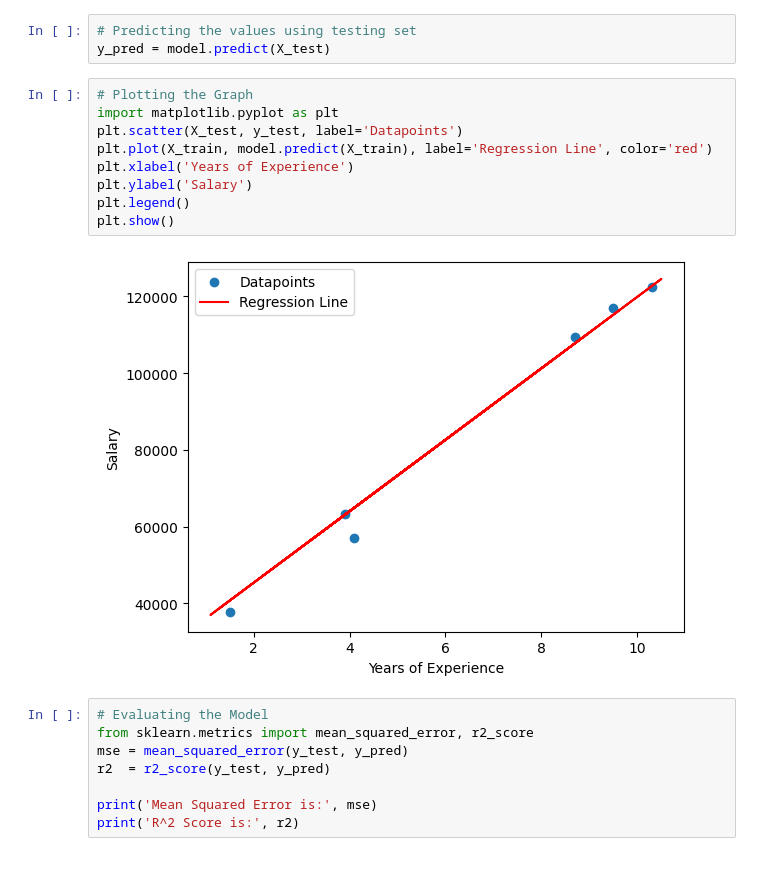
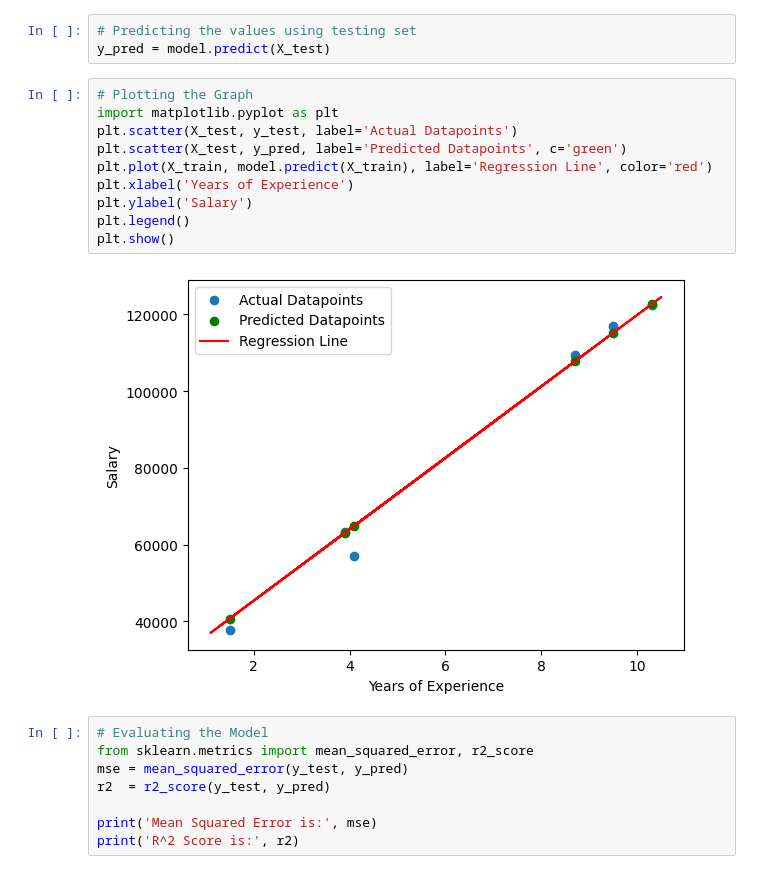
Before and after one commit to Kingstan070/ML-AI-LAB, a Jupyter notebook: Regression Code/Linear_Regression.ipynb, the cells around one changed output. Drawn from its saved outputs; the diff is of its cells as text.

Commit message:
Edited linear regression to show the predicted values and actual values

```diff
--- a/Regression Code/Linear_Regression.ipynb
+++ b/Regression Code/Linear_Regression.ipynb
@@ -51,14 +51,15 @@ y_pred = model.predict(X_test)
 # %%
 # Plotting the Graph
 import matplotlib.pyplot as plt
-plt.scatter(X_test, y_test, label='Datapoints')
+plt.scatter(X_test, y_test, label='Actual Datapoints')
+plt.scatter(X_test, y_pred, label='Predicted Datapoints', c='green')
 plt.plot(X_train, model.predict(X_train), label='Regression Line', color='red')
 plt.xlabel('Years of Experience')
 plt.ylabel('Salary')
 plt.legend()
 plt.show()
 # %% [output]
-[figure, old version]
+[figure, new version]
 # %%
 # Evaluating the Model
 from sklearn.metrics import mean_squared_error, r2_score
```
